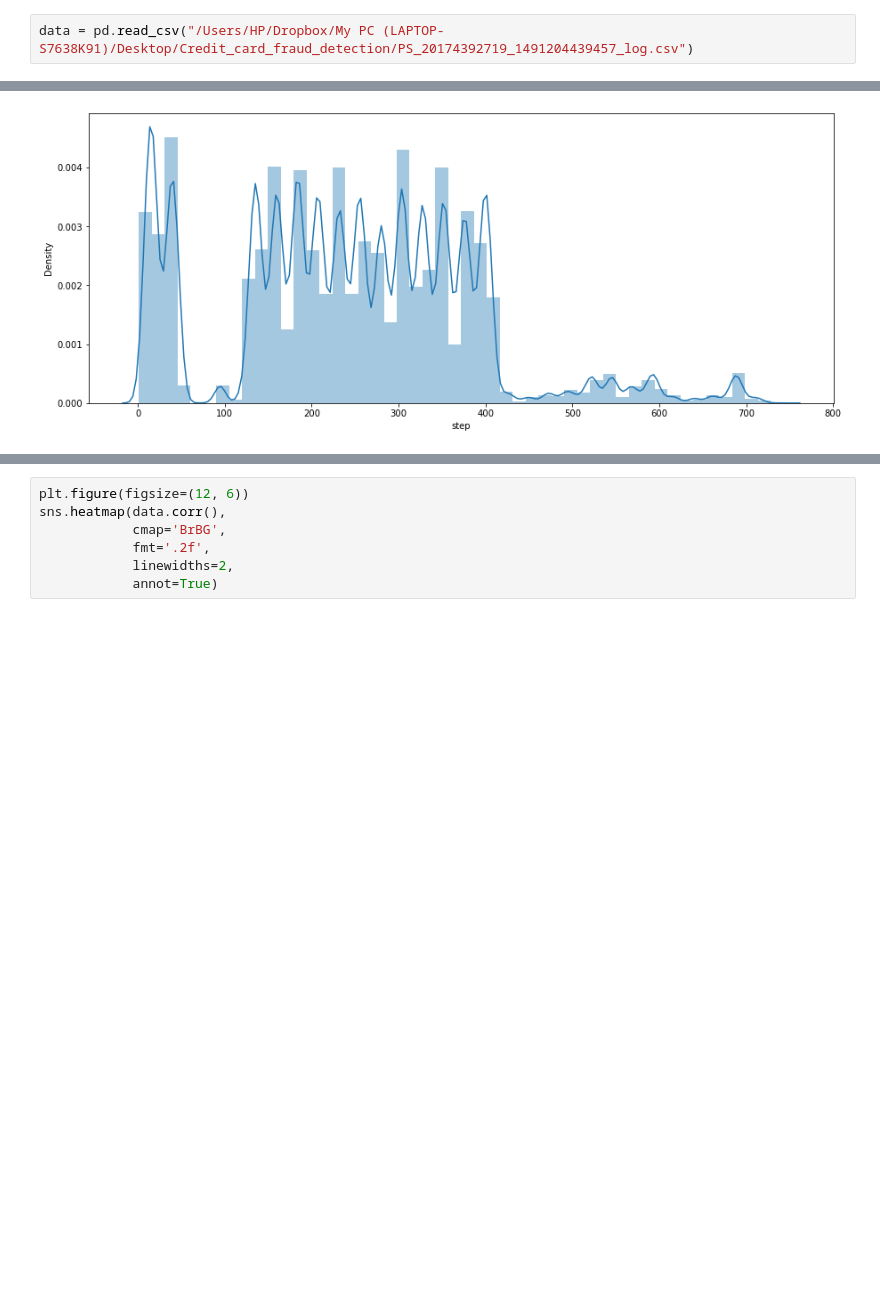
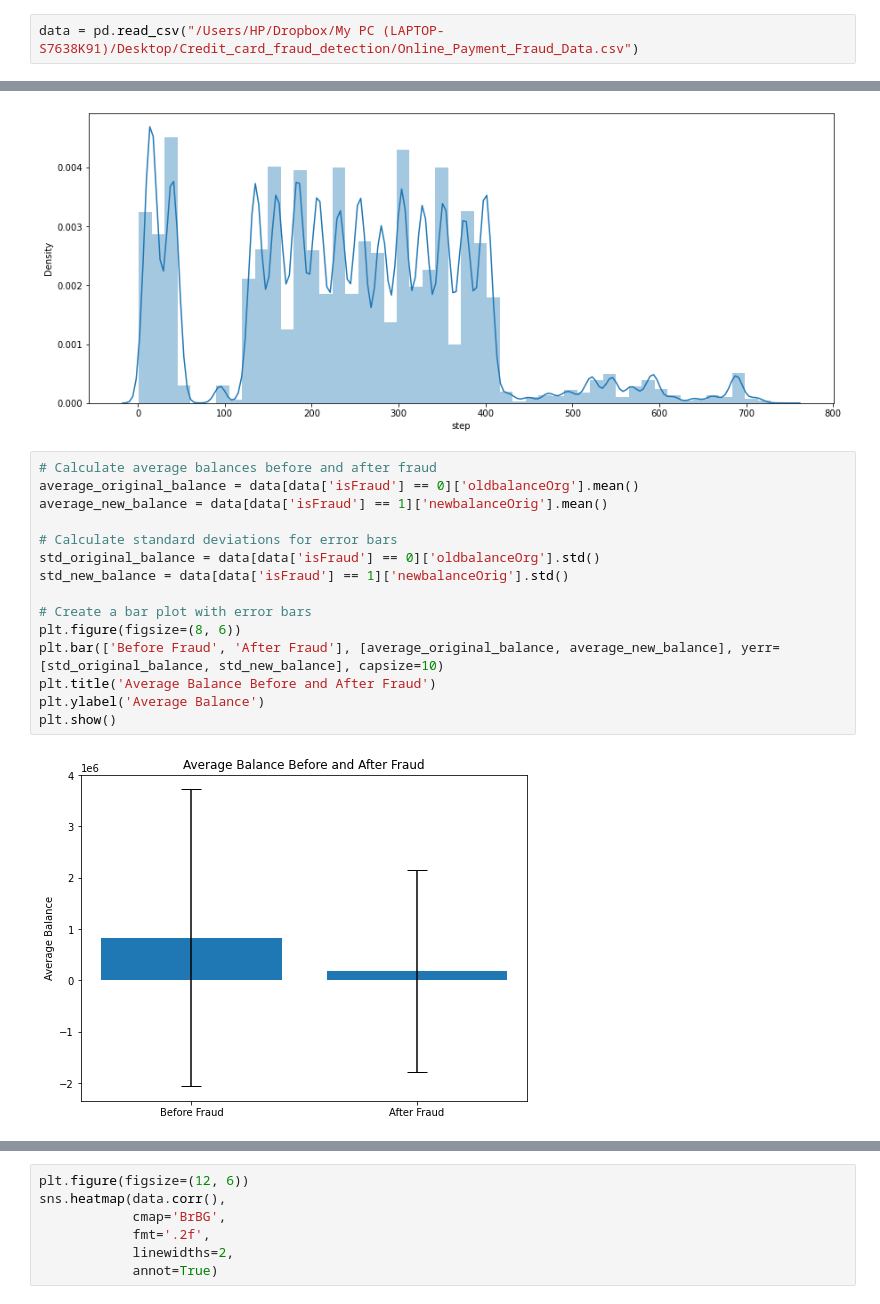
Before and after one commit to radhya22/Online_Payment_Fraud_Prediction, a Jupyter notebook: Online_Payment_Fraud_Prediction.ipynb, the cells around one changed output, grey strips where cells are left out. Saved outputs shown, nothing was run; the diff lists cells and outputs as text; blank space fills up the shorter version.

```diff
--- a/Online_Payment_Fraud_Prediction.ipynb
+++ b/Online_Payment_Fraud_Prediction.ipynb
@@ -4,7 +4,7 @@ import numpy as np
 import matplotlib.pyplot as plt
 import seaborn as sns
 # %%
-data = pd.read_csv("/Users/HP/Dropbox/My PC (LAPTOP-S7638K91)/Desktop/Credit_card_fraud_detection/PS_20174392719_1491204439457_log.csv")
+data = pd.read_csv("/Users/HP/Dropbox/My PC (LAPTOP-S7638K91)/Desktop/Credit_card_fraud_detection/Online_Payment_Fraud_Data.csv")
 # %%
 data.head()
 # %% [output]
@@ -106,3 +106,20 @@ sns.distplot(data['step'], bins=50)
 # %% [output]
 <AxesSubplot:xlabel='step', ylabel='Density'>
 [figure]
+# %%
+# Calculate average balances before and after fraud
+average_original_balance = data[data['isFraud'] == 0]['oldbalanceOrg'].mean()
+average_new_balance = data[data['isFraud'] == 1]['newbalanceOrig'].mean()
+
+# Calculate standard deviations for error bars
+std_original_balance = data[data['isFraud'] == 0]['oldbalanceOrg'].std()
+std_new_balance = data[data['isFraud'] == 1]['newbalanceOrig'].std()
+
+# Create a bar plot with error bars
+plt.figure(figsize=(8, 6))
+plt.bar(['Before Fraud', 'After Fraud'], [average_original_balance, average_new_balance], yerr=[std_original_balance, std_new_balance], capsize=10)
+plt.title('Average Balance Before and After Fraud')
+plt.ylabel('Average Balance')
+plt.show()
+# %% [output]
+[figure, added]
```
Also changed, not shown: parts of 45 cells of this notebook.
